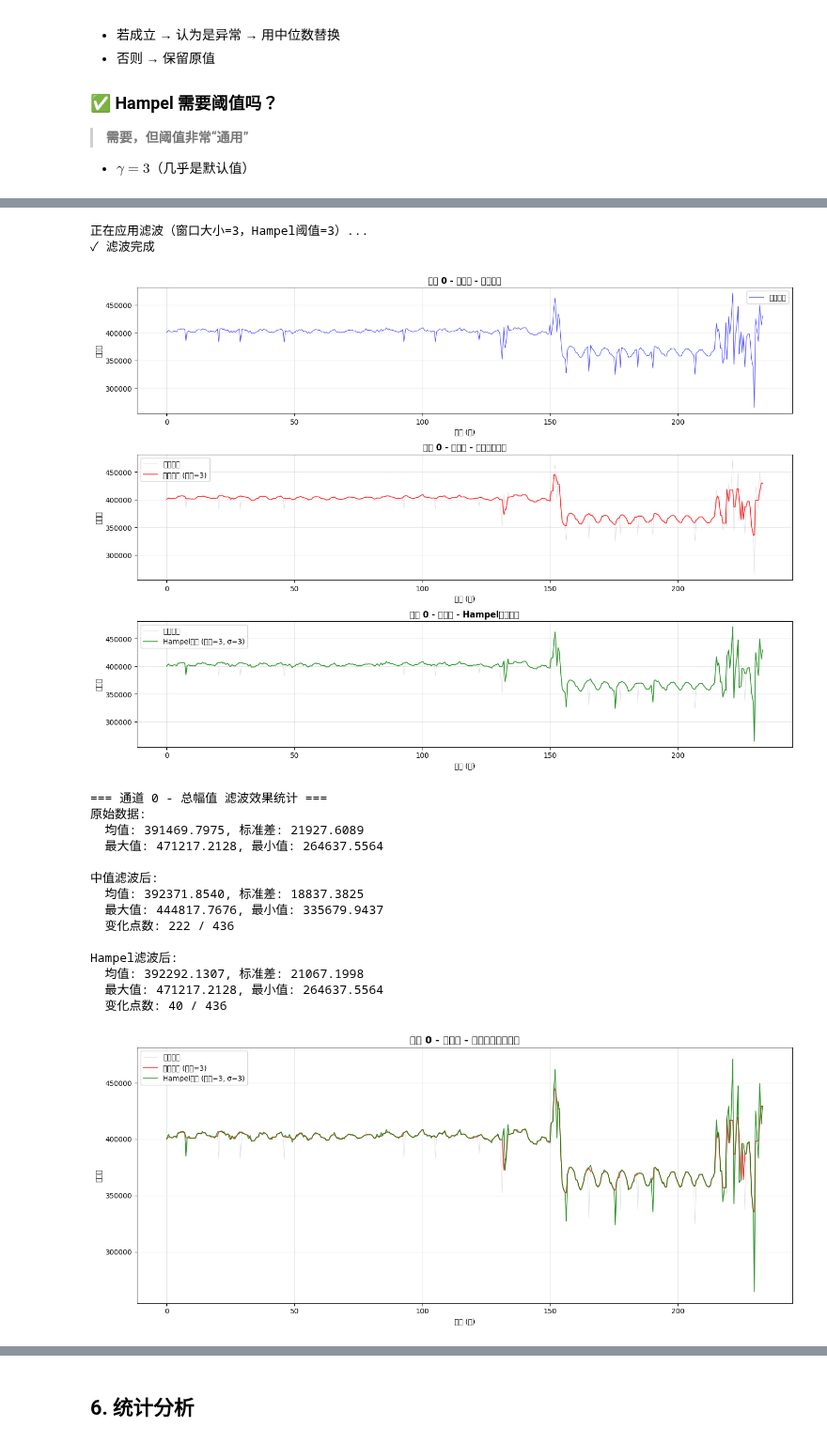
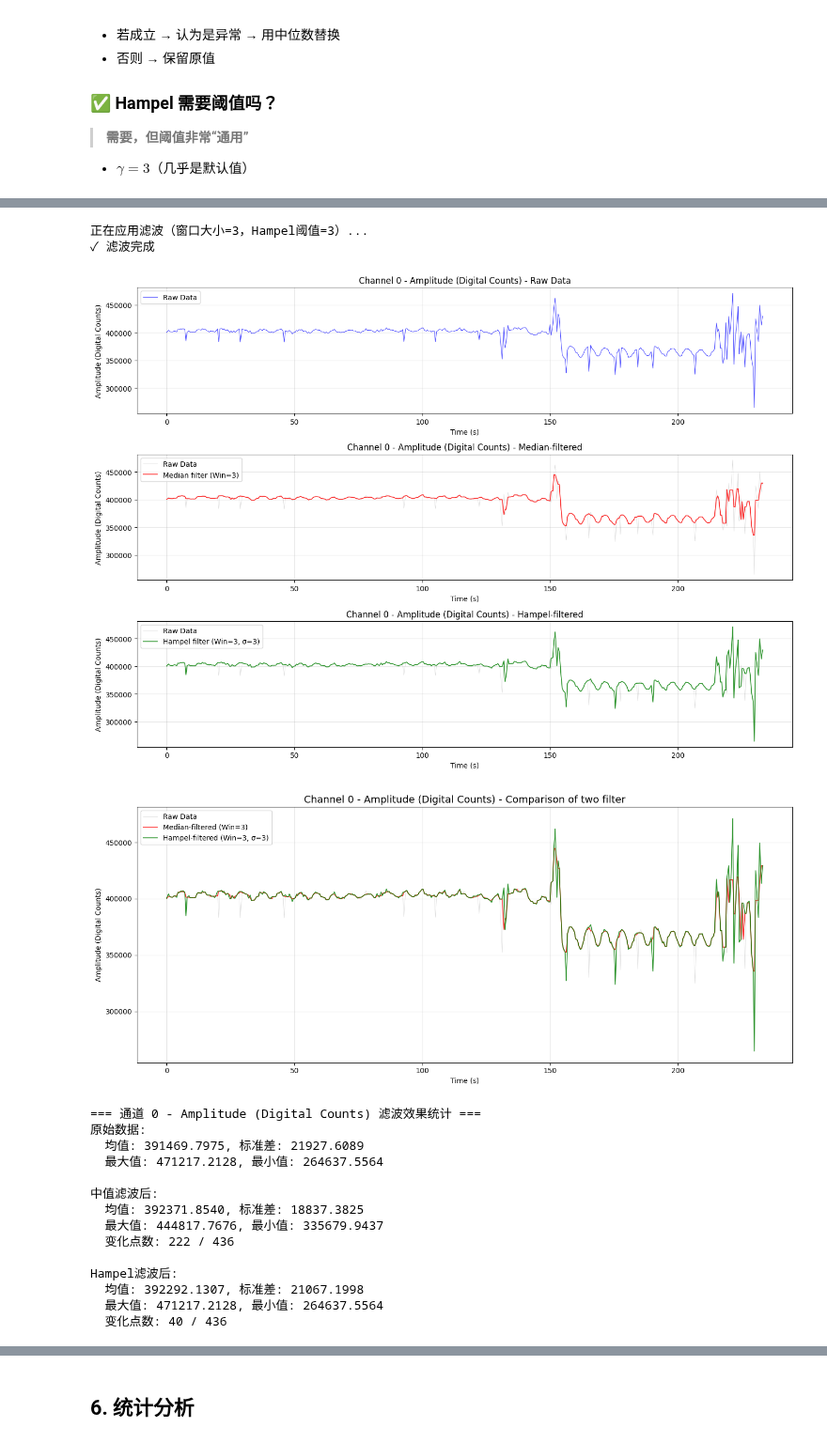
Before and after one commit to cwdao/ble_hci_sensing, a Jupyter notebook: load_saved_frames.ipynb, the cells around one changed output, grey strips where cells are left out. Shown at 94% size. Saved outputs shown, nothing was run; the diff lists cells and outputs as text; code cells hidden in the pictures.

```diff
--- a/load_saved_frames.ipynb
+++ b/load_saved_frames.ipynb
@@ -474,11 +473,11 @@ if demo_channel not in filtered_data and len(filtered_data) > 0:
 
 if demo_channel in filtered_data and demo_variable in filtered_data[demo_channel]:
     # 获取时间轴（转换为秒）
-    timestamps_ms = all_channels_data[demo_channel]['timestamps_ms']
-    if len(timestamps_ms) > 0:
-        time_sec = (timestamps_ms - timestamps_ms[0]) / 1000.0
-    else:
-        time_sec = np.arange(len(filtered_data[demo_channel][demo_variable]['original']))
+    channels = frame['channels']
+    # 尝试多种方式匹配通道
+    ch_data = None
+    if channel in channels:
+        ch_data = channels[channel]
 
     # 获取数据
     original = filtered_data[demo_channel][demo_variable]['original']
@@ -490,78 +489,79 @@ if demo_channel in filtered_data and demo_variable in filtered_data[demo_channel
 
     # 变量名称映射
     var_names = {
-        'amplitudes': '总幅值',
-        'phases': '总相位',
-        'local_amplitudes': 'Local幅值',
-        'remote_amplitudes': 'Remote幅值',
-        'local_phases': 'Local相位',
-        'remote_phases': 'Remote相位'
+        'amplitudes': 'Amplitude (Digital Counts)',
+        'phases': 'Phase (rad)',
+        'local_amplitudes': 'Amplitude (Digital Counts)',
+        'remote_amplitudes': 'Amplitude (Digital Counts)',
+        'local_phases': 'Local Phase (rad)',
+        'remote_phases': 'Remote Phase (rad)'
     }
     var_display_name = var_names.get(demo_variable, demo_variable)
 
     # 原始数据
-    axes[0].plot(time_sec, original, 'b-', linewidth=0.8, alpha=0.7, label='原始数据')
-    axes[0].set_title(f'通道 {demo_channel} - {var_display_name} - 原始数据', fontsize=12, fontweight='bold')
-    axes[0].set_xlabel('时间 (秒)')
+    axes[0].plot(time_sec, original, 'b-', linewidth=0.8, alpha=0.7, label='Raw Data')
+    axes[0].set_title(f'Channel {demo_channel} - {var_display_name} - Raw Data', fontsize=12)
+    axes[0].set_xlabel('Time (s)')
     axes[0].set_ylabel(var_display_name)
     axes[0].grid(True, alpha=0.3)
     axes[0].legend()
 
     # 中值滤波结果
-    axes[1].plot(time_sec, original, 'gray', linewidth=0.5, alpha=0.3, label='原始数据')
-    axes[1].plot(time_sec, median_filtered, 'r-', linewidth=1.2, alpha=0.8, label=f'中值滤波 (窗口={window_size})')
-    axes[1].set_title(f'通道 {demo_channel} - {var_display_name} - 中值滤波效果', fontsize=12, fontweight='bold')
-    axes[1].set_xlabel('时间 (秒)')
+    axes[1].plot(time_sec, original, 'gray', linewidth=0.5, alpha=0.3, label='Raw Data')
+    axes[1].plot(time_sec, median_filtered, 'r-', linewidth=1.2, alpha=0.8, label=f'Median filter (Win={window_size})')
+    axes[1].set_title(f'Channel {demo_channel} - {var_display_name} - Median-filtered', fontsize=12)
+    axes[1].set_xlabel('Time (s)')
     axes[1].set_ylabel(var_display_name)
     axes[1].grid(True, alpha=0.3)
     axes[1].legend()
 
     # Hampel滤波结果
-    axes[2].plot(time_sec, original, 'gray', linewidth=0.5, alpha=0.3, label='原始数据')
-    axes[2].plot(time_sec, hampel_filtered, 'g-', linewidth=1.2, alpha=0.8, label=f'Hampel滤波 (窗口={window_size}, σ={n_sigma})')
-    axes[2].set_title(f'通道 {demo_channel} - {var_display_name} - Hampel滤波效果', fontsize=12, fontweight='bold')
-    axes[2].set_xlabel('时间 (秒)')
+    axes[2].plot(time_sec, original, 'gray', linewidth=0.5, alpha=0.3, label='Raw Data')
+    axes[2].plot(time_sec, hampel_filtered, 'g-', linewidth=1.2, alpha=0.8, label=f'Hampel filter (Win={window_size}, σ={n_sigma})')
+    axes[2].set_title(f'Channel {demo_channel} - {var_display_name} - Hampel-filtered', fontsize=12)
+    axes[2].set_xlabel('Time (s)')
     axes[2].set_ylabel(var_display_name)
     axes[2].grid(True, alpha=0.3)
     axes[2].legend()
 
+    plt.tight_layout()
+    plt.show()
+
+    # 绘制两种滤波方法的直接对比
+    fig, ax = plt.subplots(1, 1, figsize=(14, 6))
+    ax.plot(time_sec, original, 'gray', linewidth=0.5, alpha=0.3, label='Raw Data')
+    ax.plot(time_sec, median_filtered, 'r-', linewidth=1.2, alpha=0.8, label=f'Median-filtered (Win={window_size})')
+    ax.plot(time_sec, hampel_filtered, 'g-', linewidth=1.2, alpha=0.8, label=f'Hampel-filtered (Win={window_size}, σ={n_sigma})')
+    ax.set_title(f'Channel {demo_channel} - {var_display_name} - Comparison of two filter', fontsize=14)
+    ax.set_xlabel('Time (s)')
+    ax.set_ylabel(var_display_name)
+    ax.grid(True, alpha=0.3)
+    ax.legend()
     plt.tight_layout()
     plt.show()
 
     # 打印统计信息
     print(f"\n=== 通道 {demo_channel} - {var_display_name} 滤波效果统计 ===")
     print(f"原始数据:")
     print(f"  均值: {np.mean(original):.4f}, 标准差: {np.std(original):.4f}")
     print(f"  最大值: {np.max(original):.4f}, 最小值: {np.min(original):.4f}")
     print(f"\n中值滤波后:")
     print(f"  均值: {np.mean(median_filtered):.4f}, 标准差: {np.std(median_filtered):.4f}")
     print(f"  最大值: {np.max(median_filtered):.4f}, 最小值: {np.min(median_filtered):.4f}")
     print(f"  变化点数: {np.sum(original != median_filtered)} / {len(original)}")
     print(f"\nHampel滤波后:")
     print(f"  均值: {np.mean(hampel_filtered):.4f}, 标准差: {np.std(hampel_filtered):.4f}")
     print(f"  最大值: {np.max(hampel_filtered):.4f}, 最小值: {np.min(hampel_filtered):.4f}")
     print(f"  变化点数: {np.sum(original != hampel_filtered)} / {len(original)}")
 
-    # 绘制两种滤波方法的直接对比
-    fig, ax = plt.subplots(1, 1, figsize=(14, 6))
-    ax.plot(time_sec, original, 'gray', linewidth=0.5, alpha=0.3, label='原始数据')
-    ax.plot(time_sec, median_filtered, 'r-', linewidth=1.2, alpha=0.8, label=f'中值滤波 (窗口={window_size})')
-    ax.plot(time_sec, hampel_filtered, 'g-', linewidth=1.2, alpha=0.8, label=f'Hampel滤波 (窗口={window_size}, σ={n_sigma})')
-    ax.set_title(f'通道 {demo_channel} - {var_display_name} - 两种滤波方法对比', fontsize=14, fontweight='bold')
-    ax.set_xlabel('时间 (秒)')
-    ax.set_ylabel(var_display_name)
-    ax.grid(True, alpha=0.3)
-    ax.legend()
-    plt.tight_layout()
-    plt.show()
-
 else:
     print(f"⚠️ 无法找到通道 {demo_channel} 的变量 {demo_variable}")
 # %% [output]
 正在应用滤波（窗口大小=3，Hampel阈值=3）...
 ✓ 滤波完成
-[figure, old version]
+[figure, new version]
+[figure, new version]
-=== 通道 0 - 总幅值 滤波效果统计 ===
+=== 通道 0 - Amplitude (Digital Counts) 滤波效果统计 ===
 原始数据:
   均值: 391469.7975, 标准差: 21927.6089
   最大值: 471217.2128, 最小值: 264637.5564
@@ -575,4 +575,3 @@ Hampel滤波后:
   均值: 392292.1307, 标准差: 21067.1998
   最大值: 471217.2128, 最小值: 264637.5564
   变化点数: 40 / 436
-[figure, old version]
```
Also changed, not shown: parts of 6 cells of this notebook, 2 other files.
